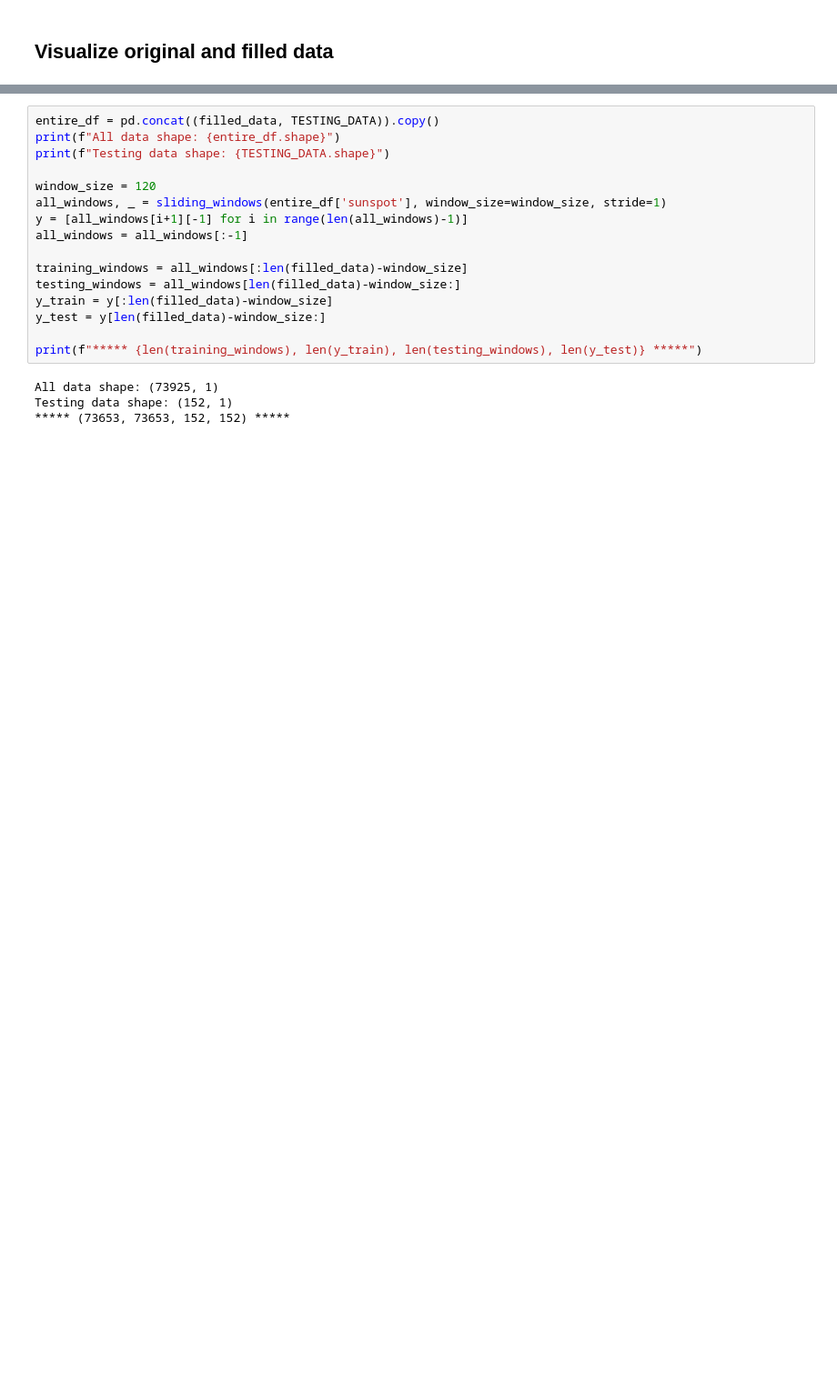
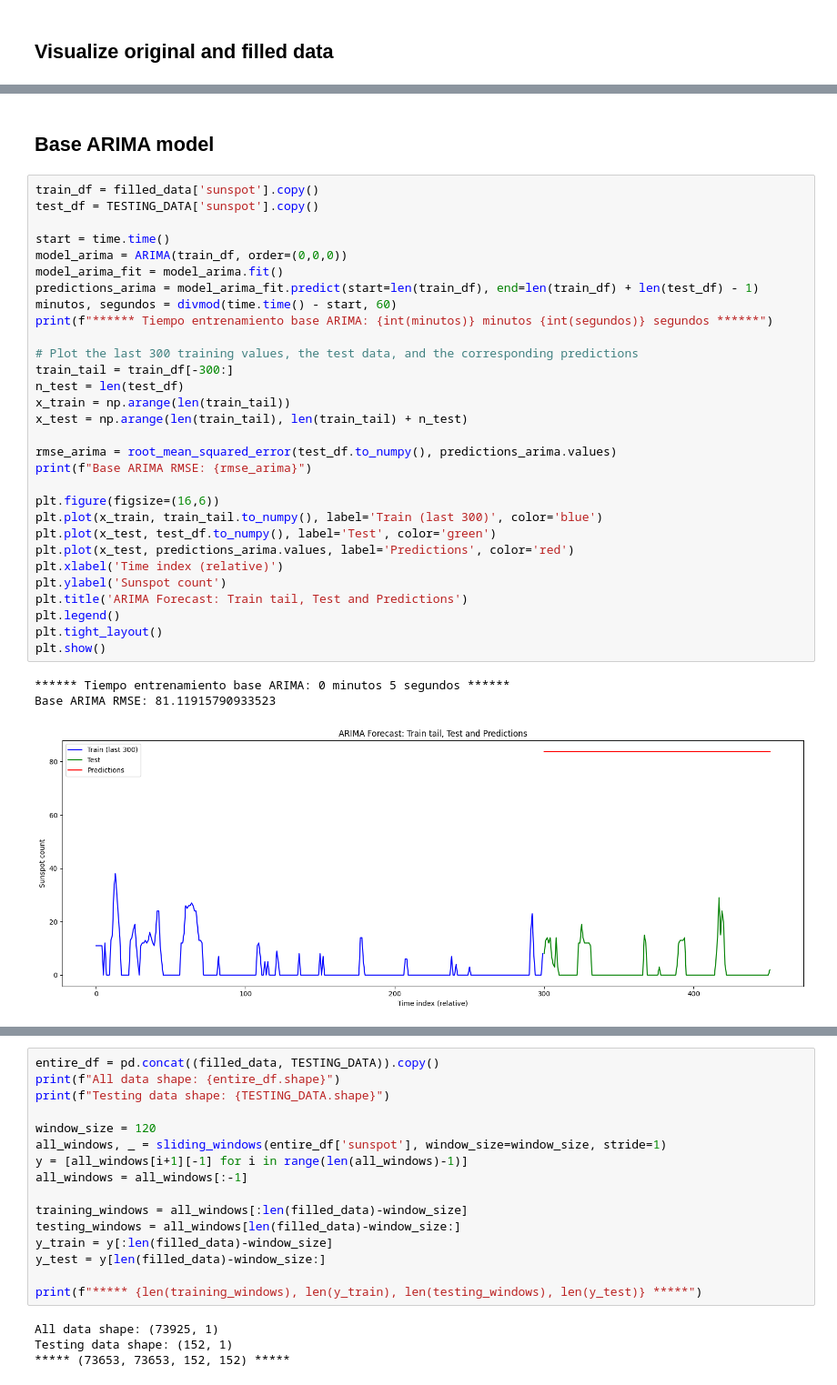
Before and after one commit to pintamonas4575/SERTEMP-project-MAADM-UPM, a Jupyter notebook: SERTEMP_forecasting_sunspot.ipynb, the cells around one changed output, grey strips where cells are left out. Shown at 91% size. Drawn from its saved outputs; the diff is of its cells as text; blank space fills up the shorter version.

Commit message:
sunspot preparado para LSTM y el resto hechos

```diff
--- a/SERTEMP_forecasting_sunspot.ipynb
+++ b/SERTEMP_forecasting_sunspot.ipynb
@@ -91,0 +106,36 @@ plt.show()
+# %% [markdown]
+## **Base ARIMA model**
+# %%
+train_df = filled_data['sunspot'].copy()
+test_df = TESTING_DATA['sunspot'].copy()
+
+start = time.time()
+model_arima = ARIMA(train_df, order=(0,0,0))
+model_arima_fit = model_arima.fit()
+predictions_arima = model_arima_fit.predict(start=len(train_df), end=len(train_df) + len(test_df) - 1)
+minutos, segundos = divmod(time.time() - start, 60)
+print(f"****** Tiempo entrenamiento base ARIMA: {int(minutos)} minutos {int(segundos)} segundos ******")
+
+# Plot the last 300 training values, the test data, and the corresponding predictions
+train_tail = train_df[-300:]
+n_test = len(test_df)
+x_train = np.arange(len(train_tail))
+x_test = np.arange(len(train_tail), len(train_tail) + n_test)
+
+rmse_arima = root_mean_squared_error(test_df.to_numpy(), predictions_arima.values)
+print(f"Base ARIMA RMSE: {rmse_arima}")
+
+plt.figure(figsize=(16,6))
+plt.plot(x_train, train_tail.to_numpy(), label='Train (last 300)', color='blue')
+plt.plot(x_test, test_df.to_numpy(), label='Test', color='green')
+plt.plot(x_test, predictions_arima.values, label='Predictions', color='red')
+plt.xlabel('Time index (relative)')
+plt.ylabel('Sunspot count')
+plt.title('ARIMA Forecast: Train tail, Test and Predictions')
+plt.legend()
+plt.tight_layout()
+plt.show()
+# %% [output]
+****** Tiempo entrenamiento base ARIMA: 0 minutos 5 segundos ******
+Base ARIMA RMSE: 81.11915790933523
+[figure, added]
```
Also changed, not shown: parts of 17 cells of this notebook.
